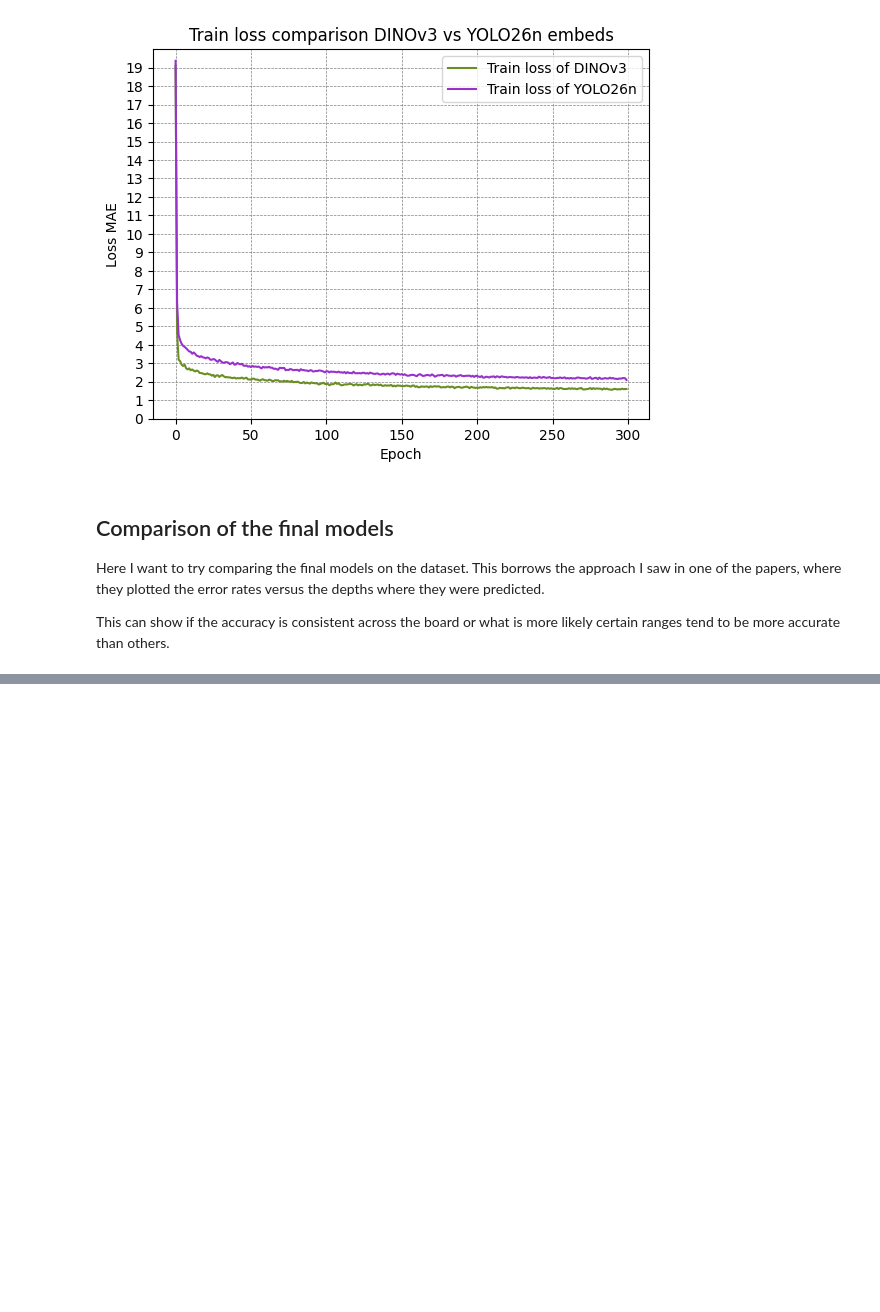
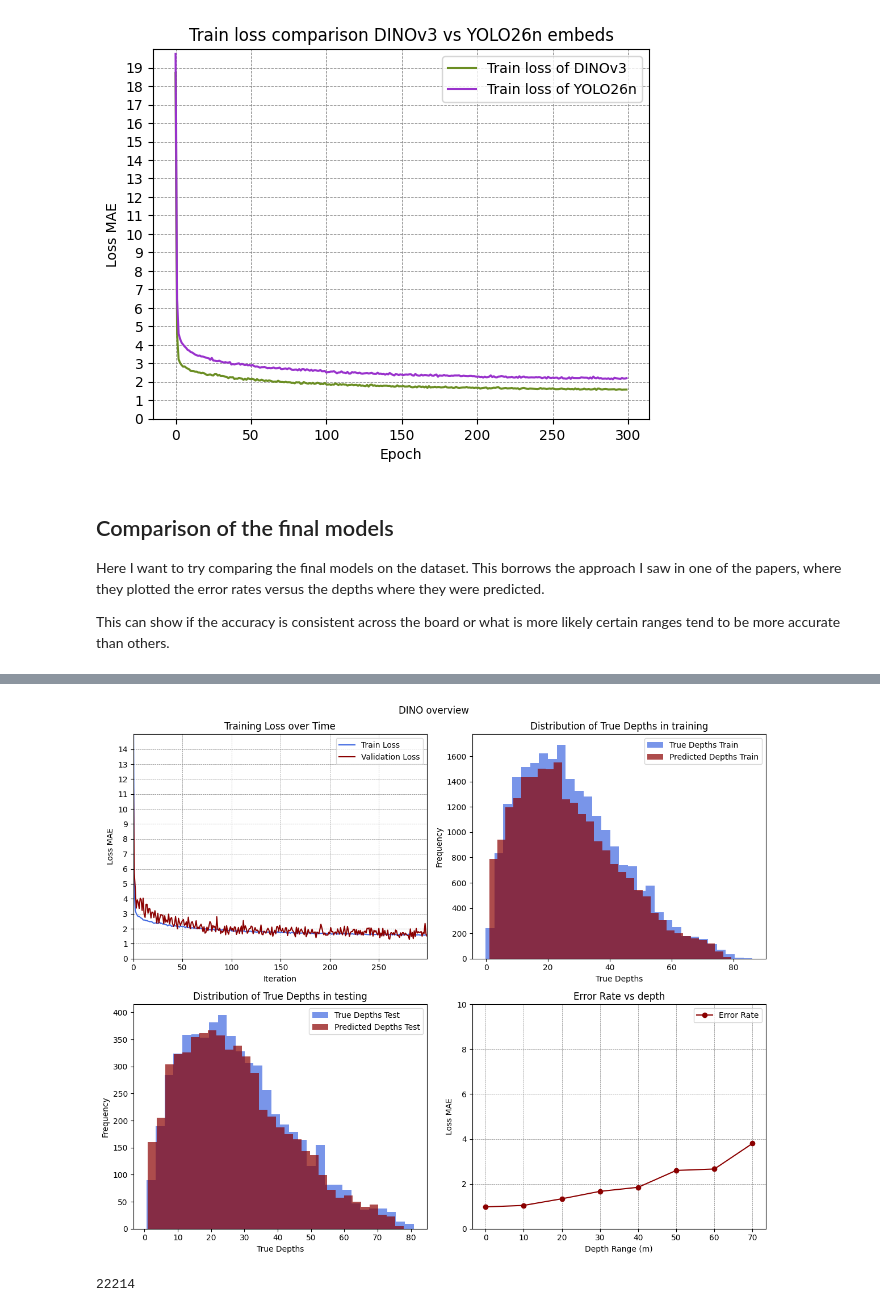
Before and after one commit to TPdkr/thesis, a Jupyter notebook: src/model.ipynb, the cells around one changed output, grey strips where cells are left out. Drawn from its saved outputs; the diff is of its cells as text; code cells hidden in the pictures; blank space fills up the shorter version.

```diff
--- a/src/model.ipynb
+++ b/src/model.ipynb
@@ -398,0 +469,21 @@ This can show if the accuracy is consistent across the board or what is more lik
+# %%
+loss_plot_df = pd.read_csv(f"../data/error_scores_dy_{IMG_SUFFIX}.csv")
+error_scores_dino = loss_plot_df.rename(columns=
+    {
+        "test_loss_dino": "test_error",
+        "train_loss_dino": "train_error"
+    }
+)
+
+depths_train_dino = pd.read_csv(f"../data/depths_dino_train_{IMG_SUFFIX}.csv")
+
+depths_test_dino = pd.read_csv(f"../data/depths_dino_test_{IMG_SUFFIX}.csv")
+title = "DINO overview"
+path = f"../visualizations/overview_dino_{IMG_SUFFIX}.png"
+
+overviewPlot(error_scores_dino, depths_train_dino, depths_test_dino, title, path, markers=False)
+del loss_plot_df, error_scores_dino, depths_test_dino, depths_train_dino
+gc.collect()
+# %% [output]
+[figure, added]
+22214
```
Also changed, not shown: parts of 11 cells of this notebook, 7 other files.
